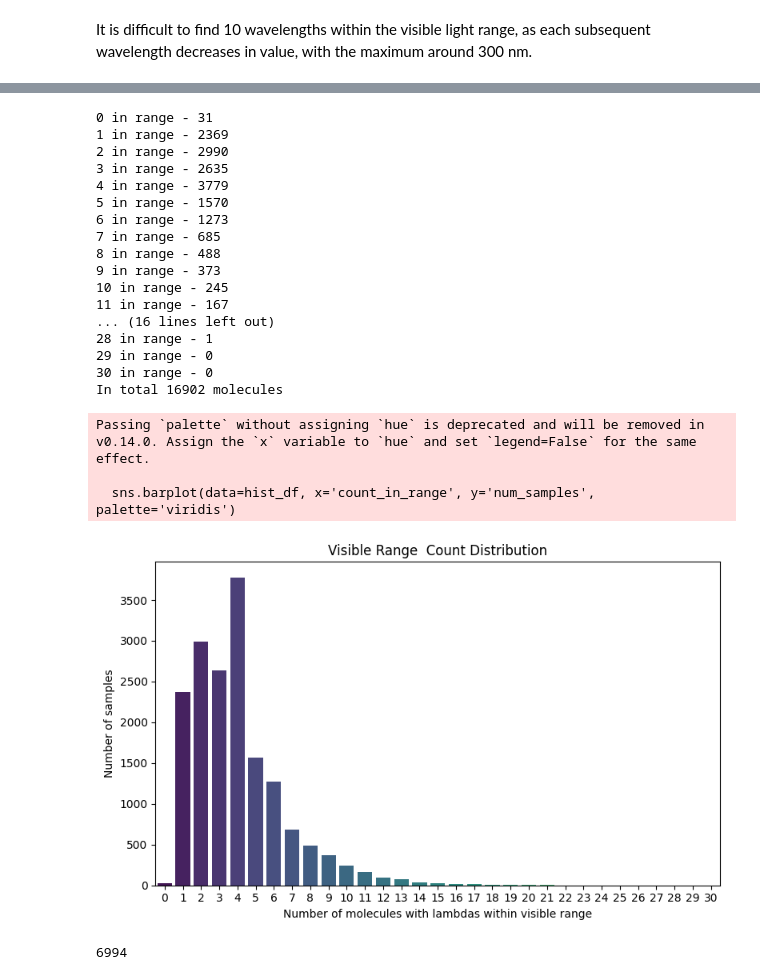
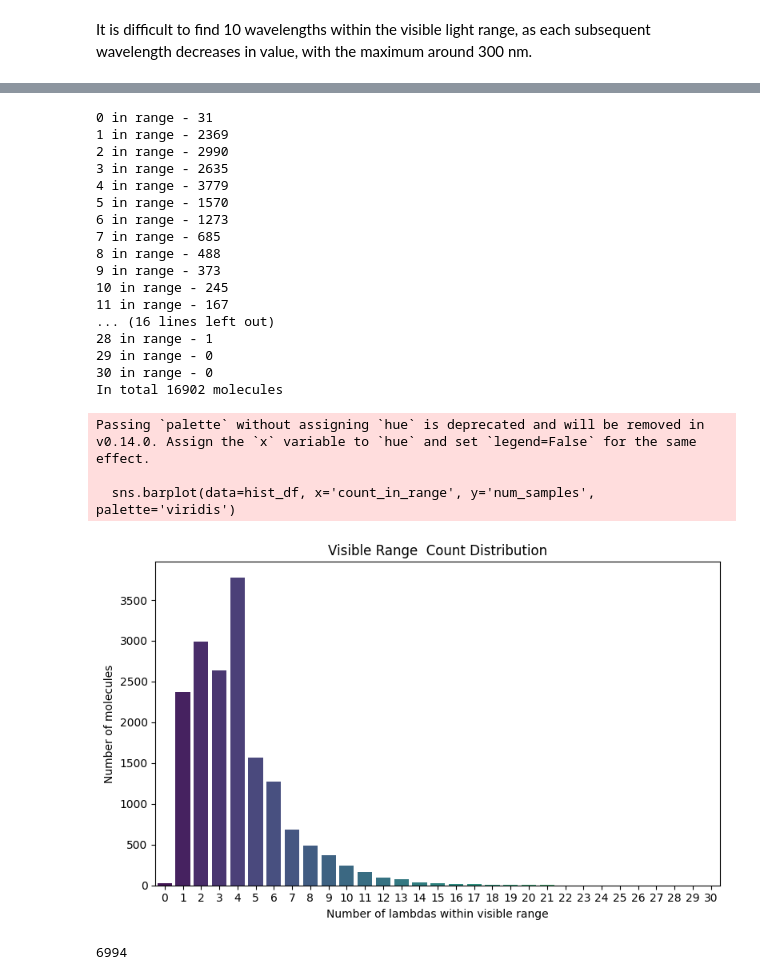
Before and after one commit to tymem12/SpectoChem, a Jupyter notebook: notebooks/TMQM_spectograms_EDA.ipynb, the cells around one changed output, grey strips where cells are left out. Drawn from its saved outputs; the diff is of its cells as text; code cells hidden in the pictures.

```diff
--- a/notebooks/TMQM_spectograms_EDA.ipynb
+++ b/notebooks/TMQM_spectograms_EDA.ipynb
@@ -402,36 +401,36 @@ def plot_visible_lambda_counts(base_df, min_lambda = 380, max_lambda = 750, titl
     # Plot
     plt.figure(figsize=(8, 5))
     sns.barplot(data=hist_df, x='count_in_range', y='num_samples', palette='viridis')
     plt.title(title)
-    plt.xlabel("Number of molecules with lambdas within visible range")
-    plt.ylabel("Number of samples")
+    plt.xlabel("Number of lambdas within visible range")
+    plt.ylabel("Number of molecules")
     plt.xticks(range(0, 31))
     plt.tight_layout()
     plt.show()
 
 plot_visible_lambda_counts(specto_bigger_than_lower_bound, title="Visible Range  Count Distribution")
 # %% [output]
 0 in range - 31
 1 in range - 2369
 2 in range - 2990
 3 in range - 2635
 4 in range - 3779
 5 in range - 1570
 6 in range - 1273
 7 in range - 685
 8 in range - 488
 9 in range - 373
 10 in range - 245
 11 in range - 167
 ... (16 lines left out)
 28 in range - 1
 29 in range - 0
 30 in range - 0
 In total 16902 molecules
 Passing `palette` without assigning `hue` is deprecated and will be removed in v0.14.0. Assign the `x` variable to `hue` and set `legend=False` for the same effect.
 
   sns.barplot(data=hist_df, x='count_in_range', y='num_samples', palette='viridis')
-[figure, old version]
+[figure, new version]
 # %%
 zero_oscillators = specto_bigger_than_lower_bound[
     (specto_bigger_than_lower_bound[[f'f_{i}_gasphase' for i in range(1, 11)]] == 0).any(axis=1)
```
Also changed, not shown: parts of 6 cells of this notebook, 28 other files.
